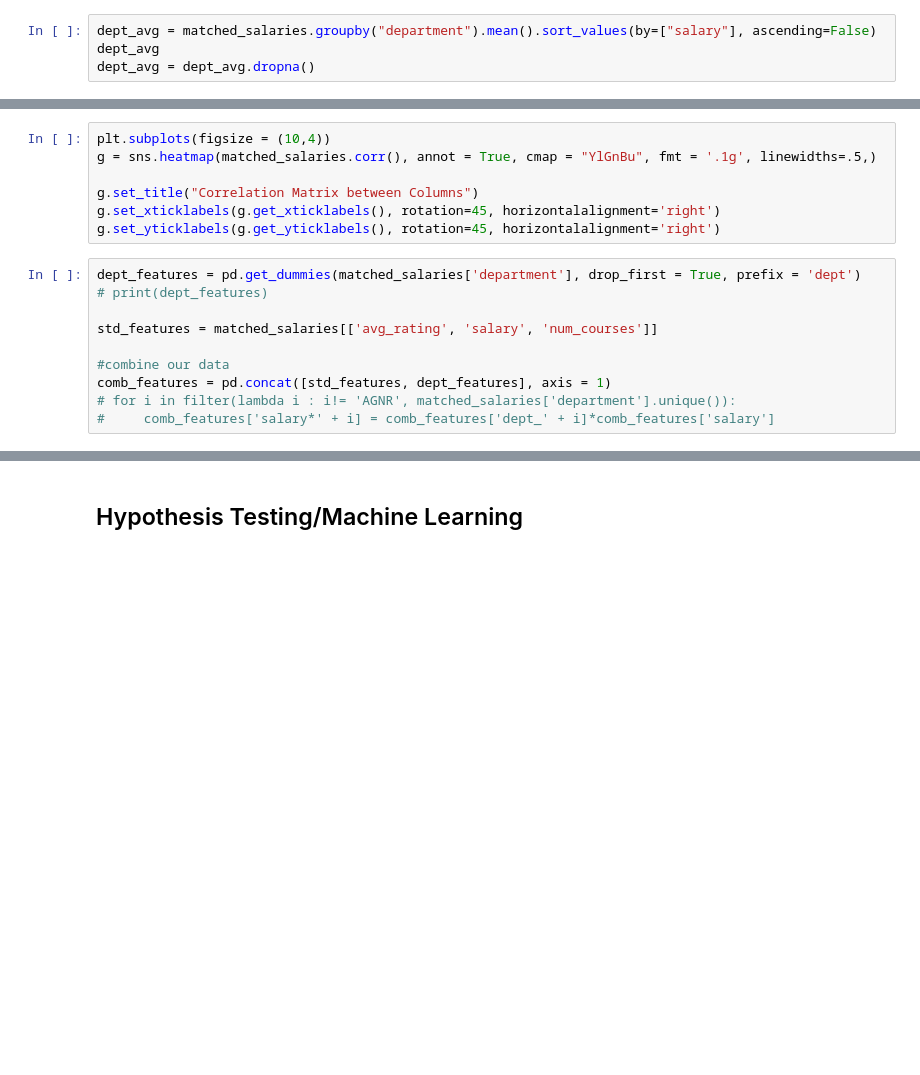
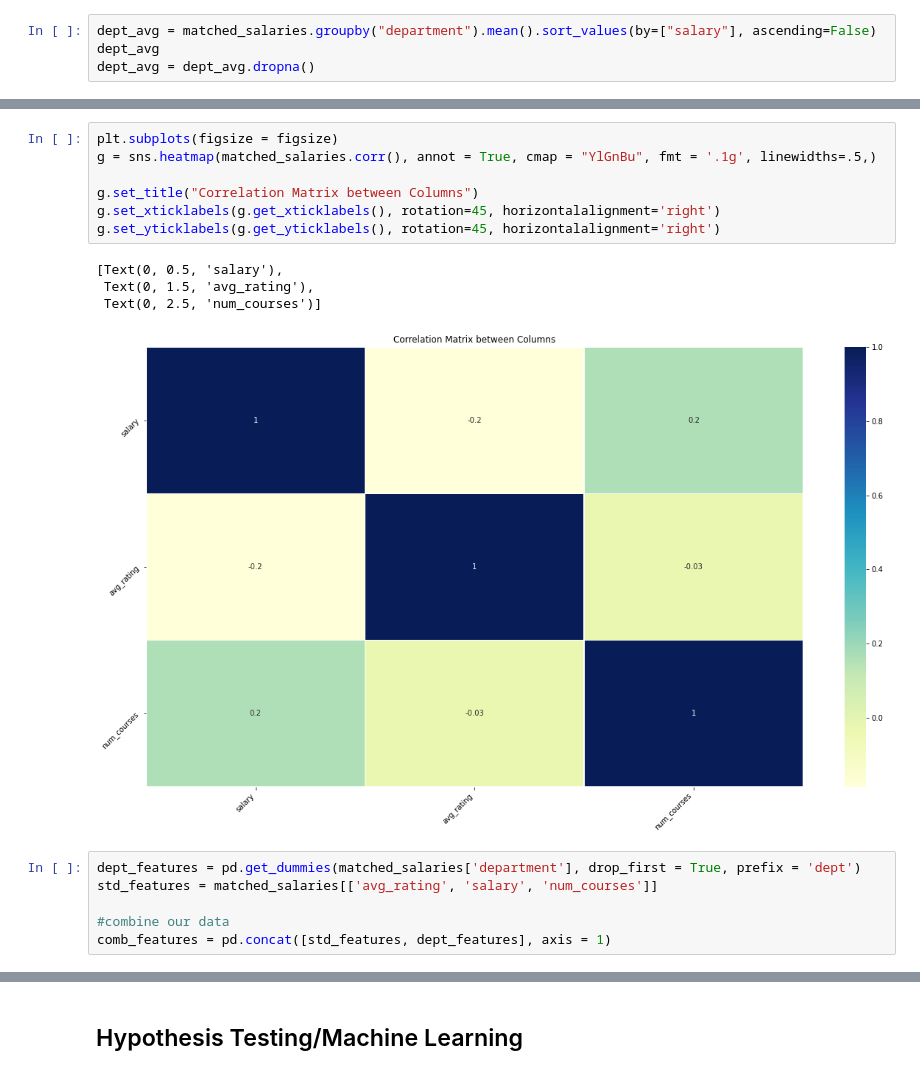
Before and after one commit to SeanHuang18/CMSC320-FINAL, a Jupyter notebook: salareis_test.ipynb, the cells around one changed output, grey strips where cells are left out. Cells and saved outputs as stored; diff of their text form; blank space fills up the shorter version.

```diff
--- a/salareis_test.ipynb
+++ b/salareis_test.ipynb
@@ -259,18 +266,19 @@ matched_salaries.corr()
 # %%
-plt.subplots(figsize = (10,4))
+plt.subplots(figsize = figsize)
 g = sns.heatmap(matched_salaries.corr(), annot = True, cmap = "YlGnBu", fmt = '.1g', linewidths=.5,)
 
 g.set_title("Correlation Matrix between Columns")
 g.set_xticklabels(g.get_xticklabels(), rotation=45, horizontalalignment='right')
 g.set_yticklabels(g.get_yticklabels(), rotation=45, horizontalalignment='right')
+# %% [output]
+[Text(0, 0.5, 'salary'),
+ Text(0, 1.5, 'avg_rating'),
+ Text(0, 2.5, 'num_courses')]
+[figure, added]
 # %%
 dept_features = pd.get_dummies(matched_salaries['department'], drop_first = True, prefix = 'dept')
-# print(dept_features)
-
 std_features = matched_salaries[['avg_rating', 'salary', 'num_courses']]
 
 #combine our data
 comb_features = pd.concat([std_features, dept_features], axis = 1)
-# for i in filter(lambda i : i!= 'AGNR', matched_salaries['department'].unique()):
-#     comb_features['salary*' + i] = comb_features['dept_' + i]*comb_features['salary']
 # %%
```
Also changed, not shown: parts of 37 cells of this notebook.
